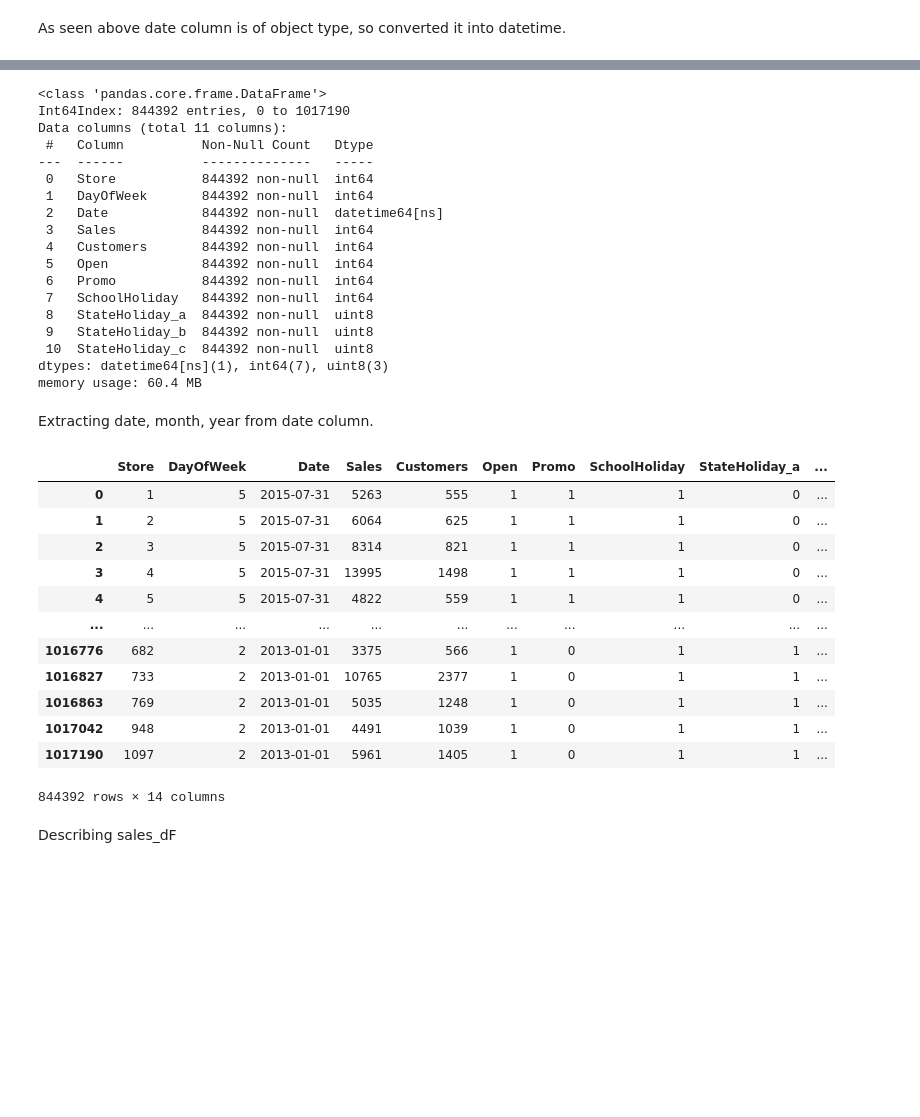
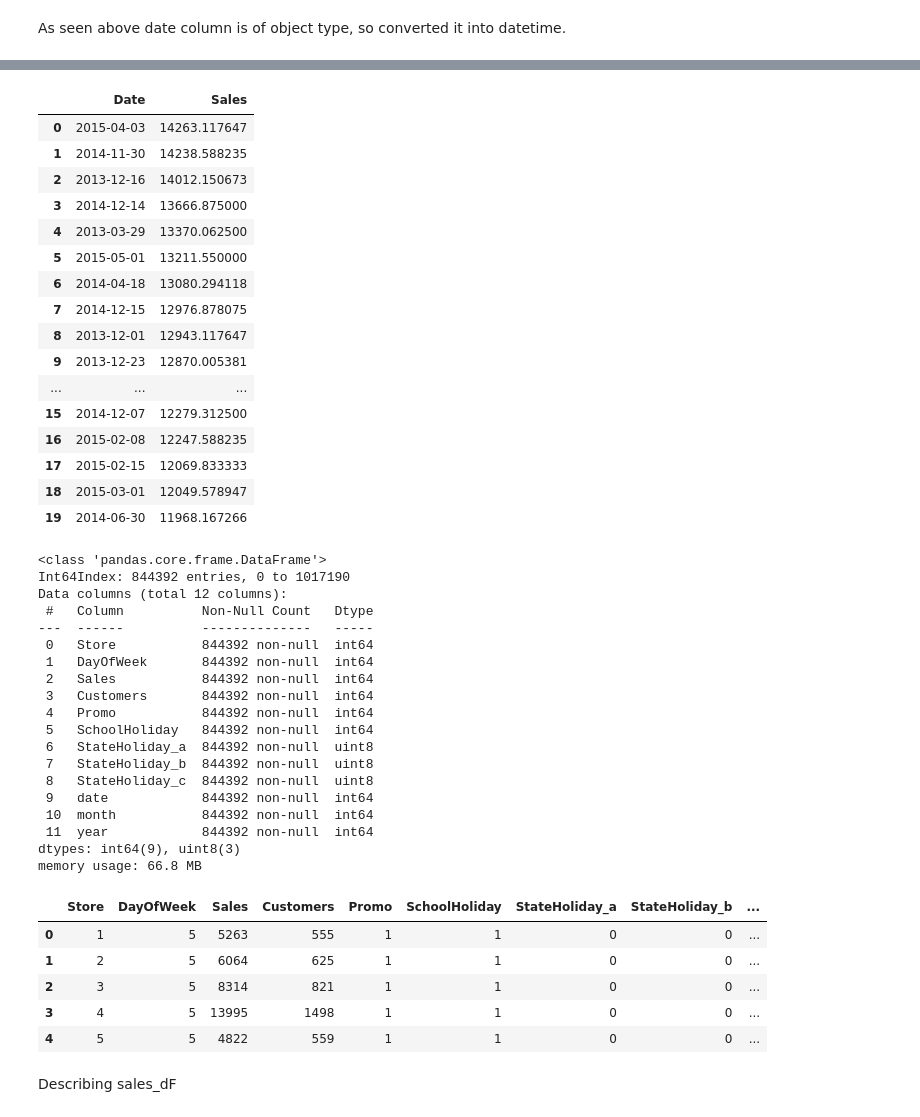
Before and after one commit to grishabh04/Rossmann_Sales_Pediction-Project, a Jupyter notebook: Rossmann_Sales_Prediction_Capstone_Project.ipynb, the cells around one changed output, grey strips where cells are left out. Saved outputs shown, nothing was run; the diff lists cells and outputs as text; code cells hidden in the pictures; blank space fills up the shorter version.

```diff
--- a/Rossmann_Sales_Prediction_Capstone_Project.ipynb
+++ b/Rossmann_Sales_Prediction_Capstone_Project.ipynb
@@ -136,0 +126,2 @@ Sales is continuous variable
+# %%
+sales_df.drop(columns=['Open'],inplace=True)
@@ -260,23 +251,44 @@ sales_df['Date'] = pd.to_datetime(sales_df['Date'])
+# %%
+sales_df.drop(columns=['Date'],axis=1,inplace=True)
+# %%
+sales_df.groupby('Date')['Sales'].mean().sort_values(ascending=False).reset_index().head(20)
+# %% [output]
+|  | Date | Sales |
+| 0 | 2015-04-03 | 14263.117647 |
+| 1 | 2014-11-30 | 14238.588235 |
+| 2 | 2013-12-16 | 14012.150673 |
+| 3 | 2014-12-14 | 13666.875000 |
+| 4 | 2013-03-29 | 13370.062500 |
+| 5 | 2015-05-01 | 13211.550000 |
+| 6 | 2014-04-18 | 13080.294118 |
+| 7 | 2014-12-15 | 12976.878075 |
+| 8 | 2013-12-01 | 12943.117647 |
+| 9 | 2013-12-23 | 12870.005381 |
+| ... | ... | ... |
+| 15 | 2014-12-07 | 12279.312500 |
+| 16 | 2015-02-08 | 12247.588235 |
+| 17 | 2015-02-15 | 12069.833333 |
+| 18 | 2015-03-01 | 12049.578947 |
+| 19 | 2014-06-30 | 11968.167266 |
 # %%
 sales_df.info()
 # %% [output]
 <class 'pandas.core.frame.DataFrame'>
 Int64Index: 844392 entries, 0 to 1017190
-Data columns (total 11 columns):
+Data columns (total 12 columns):
  #   Column          Non-Null Count   Dtype
 ---  ------          --------------   -----
  0   Store           844392 non-null  int64
  1   DayOfWeek       844392 non-null  int64
- 2   Date            844392 non-null  datetime64[ns]
- 3   Sales           844392 non-null  int64
- 4   Customers       844392 non-null  int64
- 5   Open            844392 non-null  int64
- 6   Promo           844392 non-null  int64
- 7   SchoolHoliday   844392 non-null  int64
- 8   StateHoliday_a  844392 non-null  uint8
- 9   StateHoliday_b  844392 non-null  uint8
- 10  StateHoliday_c  844392 non-null  uint8
-dtypes: datetime64[ns](1), int64(7), uint8(3)
-memory usage: 60.4 MB
+ 2   Sales           844392 non-null  int64
+ 3   Customers       844392 non-null  int64
+ 4   Promo           844392 non-null  int64
+ 5   SchoolHoliday   844392 non-null  int64
+ 6   StateHoliday_a  844392 non-null  uint8
+ 7   StateHoliday_b  844392 non-null  uint8
+ 8   StateHoliday_c  844392 non-null  uint8
+ 9   date            844392 non-null  int64
+ 10  month           844392 non-null  int64
+ 11  year            844392 non-null  int64
+dtypes: int64(9), uint8(3)
+memory usage: 66.8 MB
-# %% [markdown]
-Extracting date, month, year from date column.
@@ -287,19 +295,12 @@ sales_df['year'] = pd.DatetimeIndex(sales_df['Date']).year
 # %%
-sales_df
+sales_df.head()
 # %% [output]
-|  | Store | DayOfWeek | Date | Sales | Customers | Open | Promo | SchoolHoliday | StateHoliday_a | ... |
-| 0 | 1 | 5 | 2015-07-31 | 5263 | 555 | 1 | 1 | 1 | 0 | ... |
-| 1 | 2 | 5 | 2015-07-31 | 6064 | 625 | 1 | 1 | 1 | 0 | ... |
-| 2 | 3 | 5 | 2015-07-31 | 8314 | 821 | 1 | 1 | 1 | 0 | ... |
-| 3 | 4 | 5 | 2015-07-31 | 13995 | 1498 | 1 | 1 | 1 | 0 | ... |
-| 4 | 5 | 5 | 2015-07-31 | 4822 | 559 | 1 | 1 | 1 | 0 | ... |
-| ... | ... | ... | ... | ... | ... | ... | ... | ... | ... | ... |
-| 1016776 | 682 | 2 | 2013-01-01 | 3375 | 566 | 1 | 0 | 1 | 1 | ... |
-| 1016827 | 733 | 2 | 2013-01-01 | 10765 | 2377 | 1 | 0 | 1 | 1 | ... |
-| 1016863 | 769 | 2 | 2013-01-01 | 5035 | 1248 | 1 | 0 | 1 | 1 | ... |
-| 1017042 | 948 | 2 | 2013-01-01 | 4491 | 1039 | 1 | 0 | 1 | 1 | ... |
-| 1017190 | 1097 | 2 | 2013-01-01 | 5961 | 1405 | 1 | 0 | 1 | 1 | ... |
+|  | Store | DayOfWeek | Sales | Customers | Promo | SchoolHoliday | StateHoliday_a | StateHoliday_b | ... |
+| 0 | 1 | 5 | 5263 | 555 | 1 | 1 | 0 | 0 | ... |
+| 1 | 2 | 5 | 6064 | 625 | 1 | 1 | 0 | 0 | ... |
+| 2 | 3 | 5 | 8314 | 821 | 1 | 1 | 0 | 0 | ... |
+| 3 | 4 | 5 | 13995 | 1498 | 1 | 1 | 0 | 0 | ... |
+| 4 | 5 | 5 | 4822 | 559 | 1 | 1 | 0 | 0 | ... |
-844392 rows × 14 columns
 # %% [markdown]
 Describing sales_dF
 # %%
```
Also changed, not shown: parts of 100 cells of this notebook.
